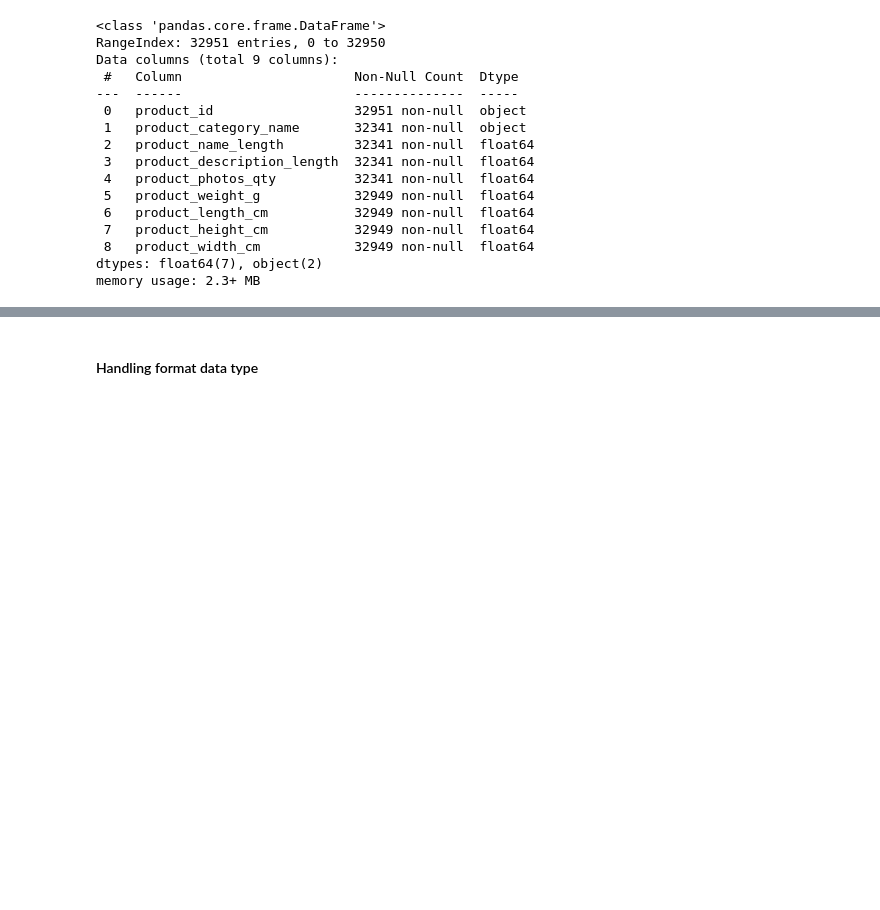
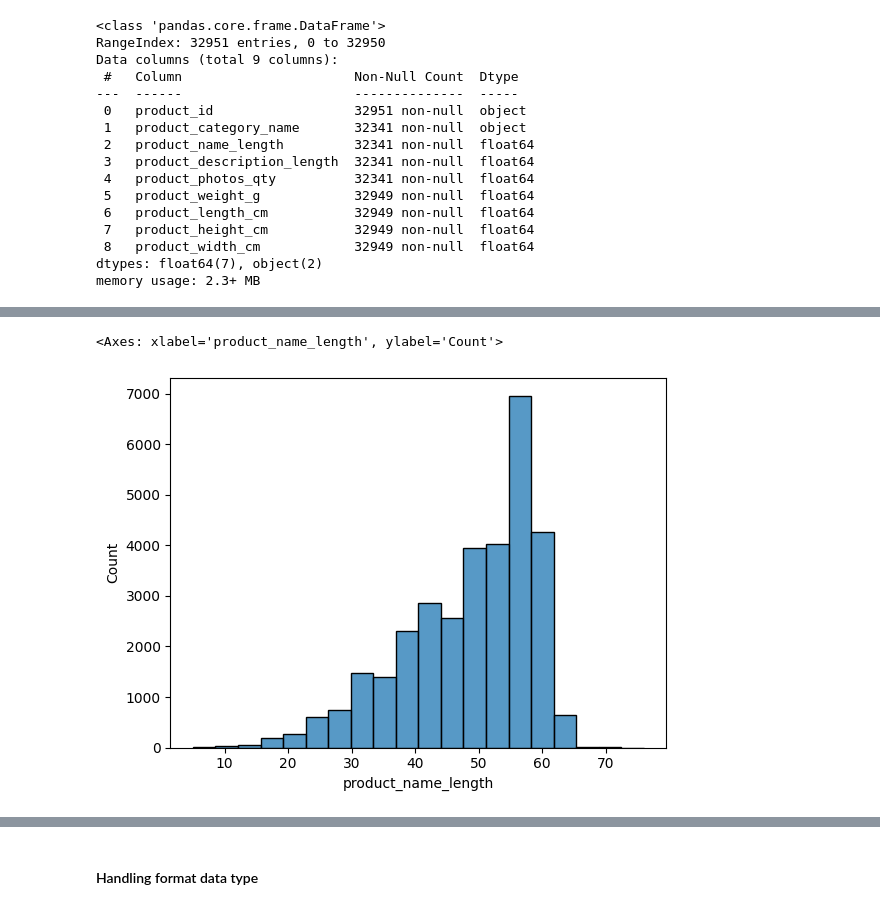
Before and after one commit to stefansphtr/Data-Analytics-Brazilian-Ecommerce, a Jupyter notebook: notebook.ipynb, the cells around one changed output, grey strips where cells are left out. Drawn from its saved outputs; the diff is of its cells as text; code cells hidden in the pictures; blank space fills up the shorter version.

```diff
--- a/notebook.ipynb
+++ b/notebook.ipynb
@@ -1030,0 +1097,6 @@ memory usage: 2.3+ MB
+# %%
+# Plot the distribution values of the product_name_length attribute
+sns.histplot(data=products_df, x="product_name_length", bins=20)
+# %% [output]
+<Axes: xlabel='product_name_length', ylabel='Count'>
+[figure, added]
```
Also changed, not shown: parts of 16 cells of this notebook, 1 other file.
